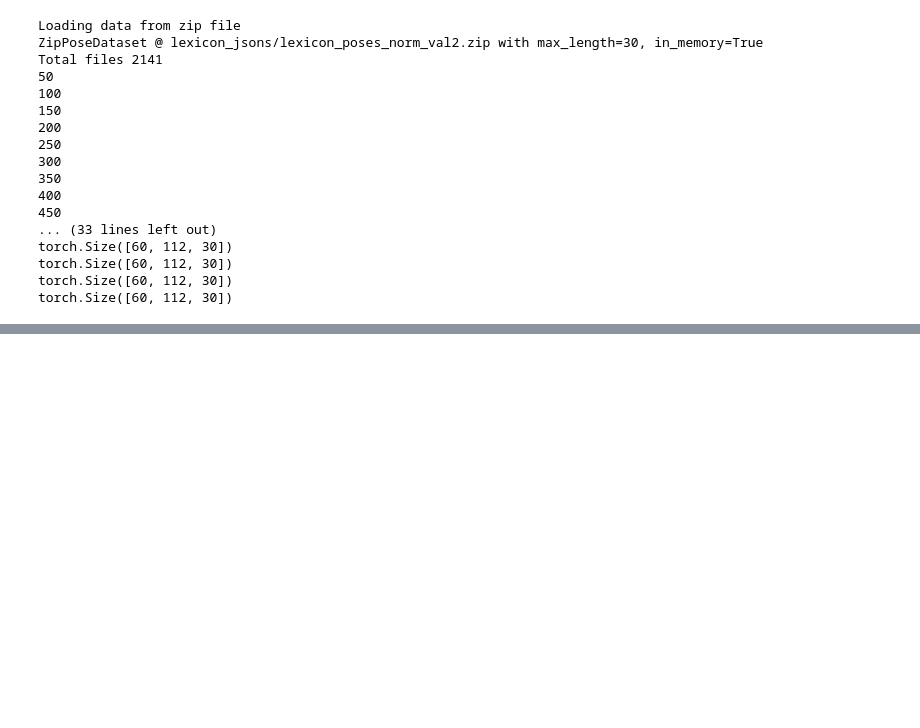
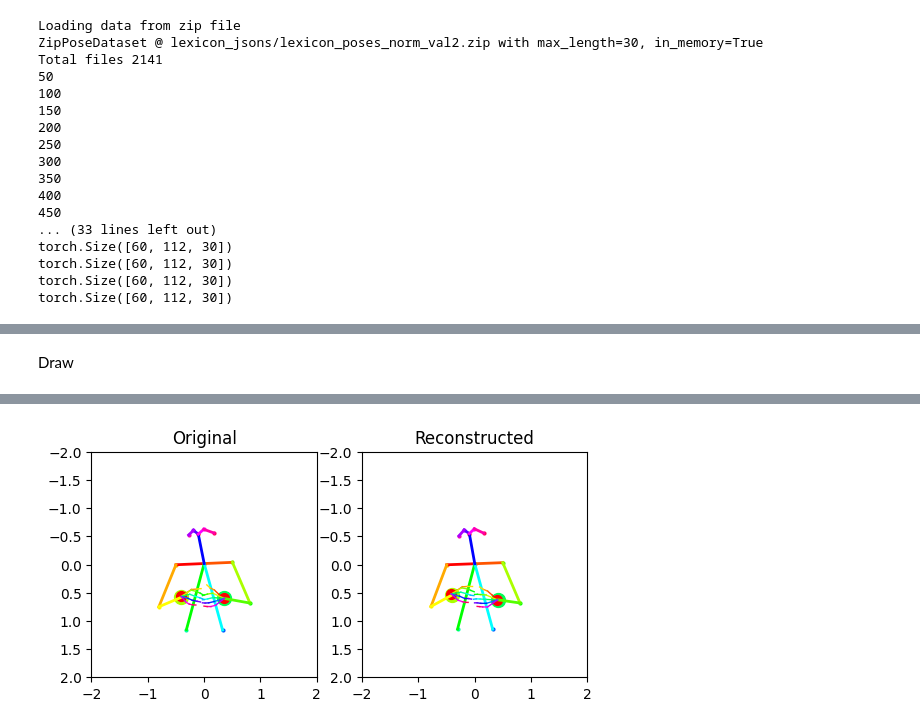
Before and after one commit to Pandaklez/vqvae-07-2024, a Jupyter notebook: VQVAE-norm-lexicon.ipynb, the cells around one changed output, grey strips where cells are left out. Saved outputs shown, nothing was run; the diff lists cells and outputs as text; code cells hidden in the pictures; blank space fills up the shorter version.

```diff
--- a/VQVAE-norm-lexicon.ipynb
+++ b/VQVAE-norm-lexicon.ipynb
@@ -319,0 +334,14 @@ KeyboardInterrupt:
+# %%
+# Test
+
+test_dataset, test_loader = load_lexicon_data(
+    df_test_sign, 'lexicon_jsons/lexicon_poses_norm_test2.zip',
+    normalize_by_mean_pose=True, num_workers=0,  # num workers here has to be 0, cause I am already threading in the dataset object
+    batch_size=60
+)
+i = 0
+for batch in test_loader:
+    print(batch.shape)
+    i += 1
+    if i == 4:
+        break
@@ -319,0 +413,55 @@ KeyboardInterrupt:
+# %% [markdown]
+Draw
+# %%
+# Plotting video for comparison
+import matplotlib.pyplot as plt
+from matplotlib.animation import FuncAnimation
+
+#for i in range(5):
+sample_id = 14 #i
+fig, (ax1, ax2) = plt.subplots(1, 2)  # Create subplots with 1 row and 2 columns
+
+def unnormalize_all_frames(tensor):
+    unnorm_frames = []
+    for i in range(tensor.size(1)):
+        column = tensor.detach()[:, i]
+        unnorm_frame = utils.unnormalize_mean_std(column)
+        unnorm_frames.append(unnorm_frame)
+    # Stack the normalized columns back into a tensor
+    unnormalized_tensor = torch.stack(unnorm_frames, dim=1)
+    return unnormalized_tensor
+
+def draw_sample_video(n):
+    ax1.clear()
+    ax2.clear()
+    print('frame ', n)
+    artists = []
+
+    tensor = x_test.transpose(1,2)[sample_id].cpu()
+    tensor = unnormalize_all_frames(tensor)
+
+    # Plot the first data
+    utils.draw_from_tensor(tensor[:, n], ax1)
+    ax1.set_xlim(-2, 2)
+    ax1.set_ylim(2, -2)
+    ax1.set_aspect('equal')
+    ax1.set_title('Original')
+
+    tensor2 = x_hat_test.transpose(1,2)[sample_id].cpu()
+    tensor2 = unnormalize_all_frames(tensor2)
+
+    # Plot the second data
+    utils.draw_from_tensor(tensor2[:, n], ax2)
+    ax2.set_xlim(-2, 2)
+    ax2.set_ylim(2, -2)
+    ax2.set_aspect('equal')
+    ax2.set_title('Reconstructed')
+
+    #plt.show()
+    return artists
+
+ani = FuncAnimation(fig, draw_sample_video, frames=29, interval=30, blit=True)
+
+from IPython.display import HTML
+HTML(ani.to_html5_video())
+# %% [output]
@@ -319,0 +486 @@ KeyboardInterrupt:
+[figure, added]
```
Also changed, not shown: parts of 8 cells of this notebook.
